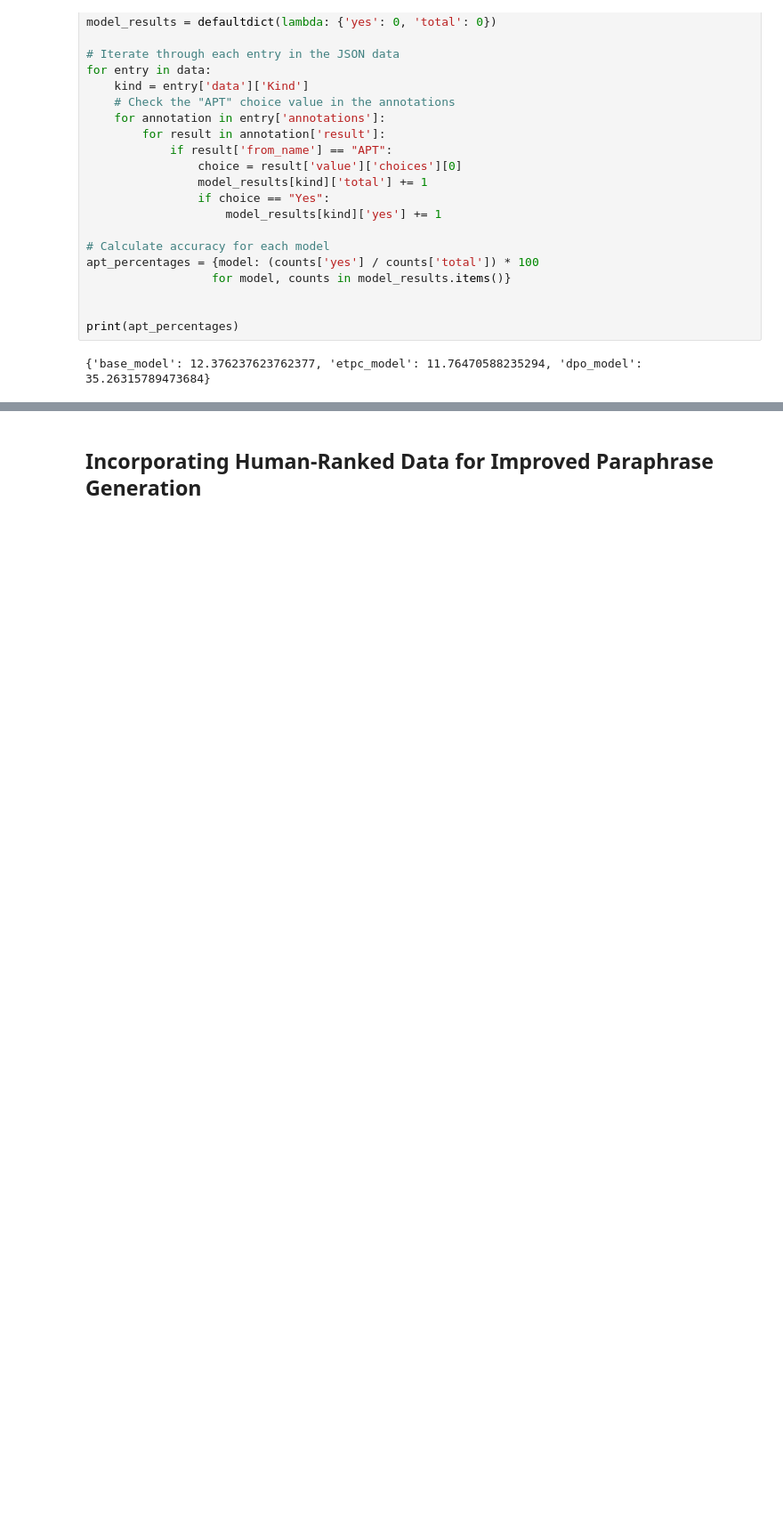
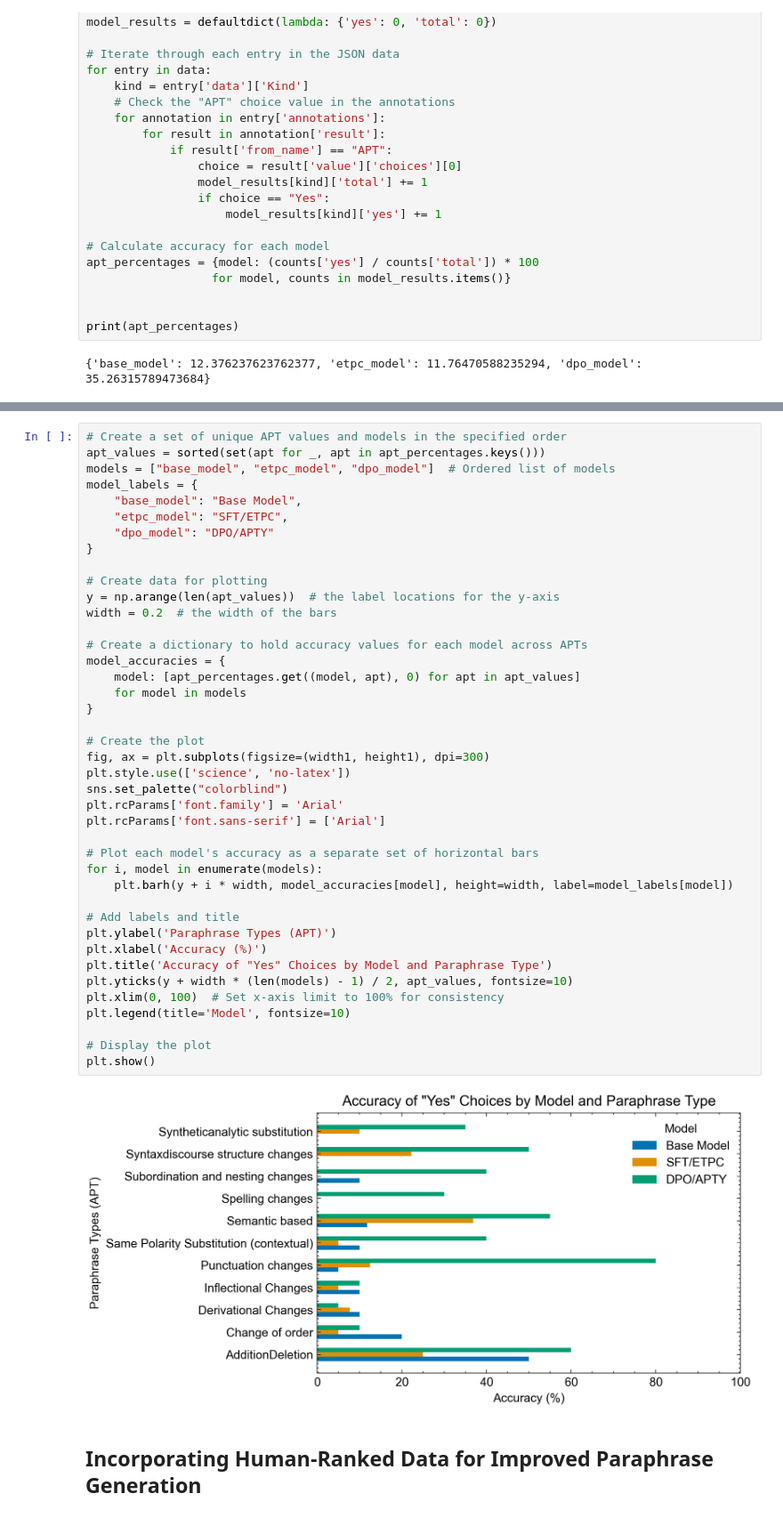
Before and after one commit to cluebbers/dpo-rlhf-paraphrase-types, a Jupyter notebook: notebooks/plots.ipynb, the cells around one changed output, grey strips where cells are left out. Shown at 89% size. Saved outputs shown, nothing was run; the diff lists cells and outputs as text; blank space fills up the shorter version.

Commit message:
updated evaluation inside plot

```diff
--- a/notebooks/plots.ipynb
+++ b/notebooks/plots.ipynb
@@ -106,3 +94,46 @@ import json
+# %%
+# Create a set of unique APT values and models in the specified order
+apt_values = sorted(set(apt for _, apt in apt_percentages.keys()))
+models = ["base_model", "etpc_model", "dpo_model"]  # Ordered list of models
+model_labels = {
+    "base_model": "Base Model",
+    "etpc_model": "SFT/ETPC",
+    "dpo_model": "DPO/APTY"
+}
+
+# Create data for plotting
+y = np.arange(len(apt_values))  # the label locations for the y-axis
+width = 0.2  # the width of the bars
+
+# Create a dictionary to hold accuracy values for each model across APTs
+model_accuracies = {
+    model: [apt_percentages.get((model, apt), 0) for apt in apt_values]
+    for model in models
+}
+
+# Create the plot
+fig, ax = plt.subplots(figsize=(width1, height1), dpi=300)
+plt.style.use(['science', 'no-latex'])
+sns.set_palette("colorblind")
+plt.rcParams['font.family'] = 'Arial'
+plt.rcParams['font.sans-serif'] = ['Arial']
+
+# Plot each model's accuracy as a separate set of horizontal bars
+for i, model in enumerate(models):
+    plt.barh(y + i * width, model_accuracies[model], height=width, label=model_labels[model])
+
+# Add labels and title
+plt.ylabel('Paraphrase Types (APT)')
+plt.xlabel('Accuracy (%)')
+plt.title('Accuracy of "Yes" Choices by Model and Paraphrase Type')
+plt.yticks(y + width * (len(models) - 1) / 2, apt_values, fontsize=10)
+plt.xlim(0, 100)  # Set x-axis limit to 100% for consistency
+plt.legend(title='Model', fontsize=10)
+
+# Display the plot
+plt.show()
+# %% [output]
+[figure, added]
 # %% [markdown]
 ## Incorporating Human-Ranked Data for Improved Paraphrase Generation
 # %%
```
Also changed, not shown: parts of 7 cells of this notebook, 1 other file.
